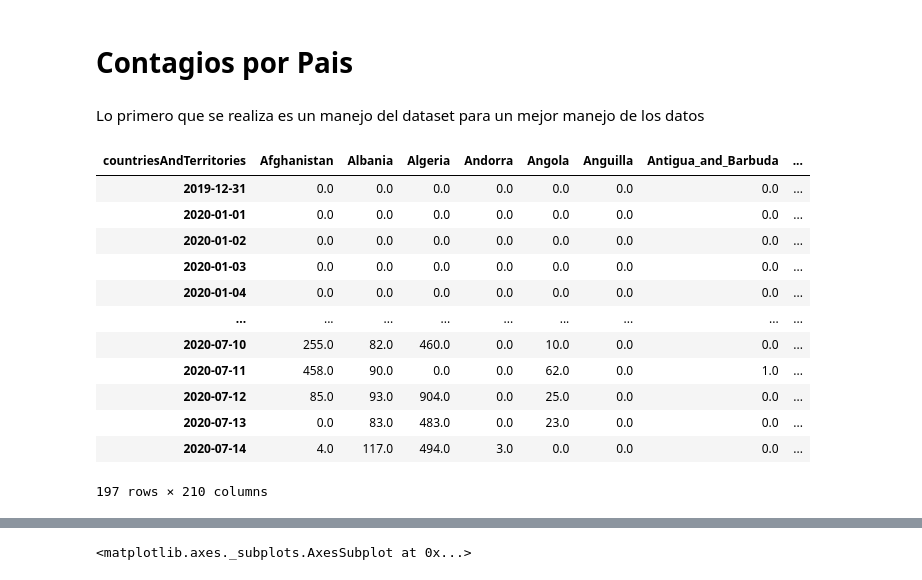
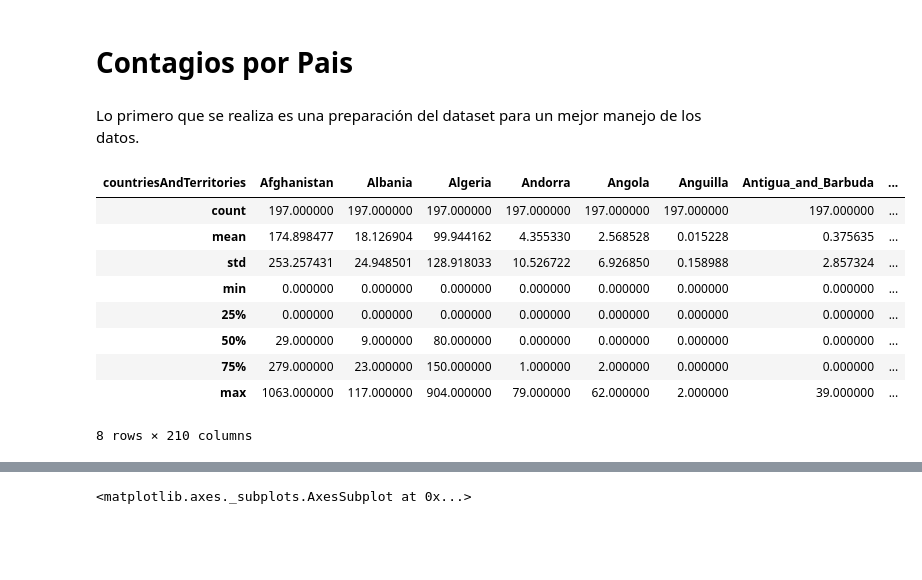
Before and after one commit to christiangfv/Proyecto_criptomonedas_covid19, a Jupyter notebook: CodelCOVID-19.ipynb, the cells around one changed output, grey strips where cells are left out. Saved outputs shown, nothing was run; the diff lists cells and outputs as text; code cells hidden in the pictures; blank space fills up the shorter version.

```diff
--- a/CodelCOVID-19.ipynb
+++ b/CodelCOVID-19.ipynb
@@ -72,32 +72,29 @@ df_btc = df_btc.set_index(datetime_index).drop(['Date'],axis=1)
 # %% [markdown]
 # Contagios por Pais
 # %% [markdown]
-Lo primero que se realiza es un manejo del dataset para un mejor manejo de los datos
+Lo primero que se realiza es una preparación del dataset para un mejor manejo de los datos.
 # %%
 data_covid=pd.read_csv("dataset covid")
 
 #Se genera la fecha en el formato de datetime
 fecha=pd.to_datetime(data_covid["dateRep"],format="%d/%m/%Y")#"%d-%m-%Y")
 #Se transforma a indice de tiempo los valores generados anteriormente
 datetime_index = pd.DatetimeIndex(fecha.values)
 #Se setea como indice datetime_index
 data_covid = data_covid.set_index(datetime_index)
 #data_covid = data_covid.drop(columns=["dateRep"])
 data_covid=data_covid.pivot(columns="countriesAndTerritories",values="cases").fillna(0)
 #data_covid.iloc[0].max()
 data_covid[data_covid<0]=0
-data_covid
+data_covid.describe()
 # %% [output]
 | countriesAndTerritories | Afghanistan | Albania | Algeria | Andorra | Angola | Anguilla | Antigua_and_Barbuda | ... |
-| 2019-12-31 | 0.0 | 0.0 | 0.0 | 0.0 | 0.0 | 0.0 | 0.0 | ... |
-| 2020-01-01 | 0.0 | 0.0 | 0.0 | 0.0 | 0.0 | 0.0 | 0.0 | ... |
-| 2020-01-02 | 0.0 | 0.0 | 0.0 | 0.0 | 0.0 | 0.0 | 0.0 | ... |
-| 2020-01-03 | 0.0 | 0.0 | 0.0 | 0.0 | 0.0 | 0.0 | 0.0 | ... |
-| 2020-01-04 | 0.0 | 0.0 | 0.0 | 0.0 | 0.0 | 0.0 | 0.0 | ... |
-| ... | ... | ... | ... | ... | ... | ... | ... | ... |
-| 2020-07-10 | 255.0 | 82.0 | 460.0 | 0.0 | 10.0 | 0.0 | 0.0 | ... |
-| 2020-07-11 | 458.0 | 90.0 | 0.0 | 0.0 | 62.0 | 0.0 | 1.0 | ... |
-| 2020-07-12 | 85.0 | 93.0 | 904.0 | 0.0 | 25.0 | 0.0 | 0.0 | ... |
-| 2020-07-13 | 0.0 | 83.0 | 483.0 | 0.0 | 23.0 | 0.0 | 0.0 | ... |
-| 2020-07-14 | 4.0 | 117.0 | 494.0 | 3.0 | 0.0 | 0.0 | 0.0 | ... |
+| count | 197.000000 | 197.000000 | 197.000000 | 197.000000 | 197.000000 | 197.000000 | 197.000000 | ... |
+| mean | 174.898477 | 18.126904 | 99.944162 | 4.355330 | 2.568528 | 0.015228 | 0.375635 | ... |
+| std | 253.257431 | 24.948501 | 128.918033 | 10.526722 | 6.926850 | 0.158988 | 2.857324 | ... |
+| min | 0.000000 | 0.000000 | 0.000000 | 0.000000 | 0.000000 | 0.000000 | 0.000000 | ... |
+| 25% | 0.000000 | 0.000000 | 0.000000 | 0.000000 | 0.000000 | 0.000000 | 0.000000 | ... |
+| 50% | 29.000000 | 9.000000 | 80.000000 | 0.000000 | 0.000000 | 0.000000 | 0.000000 | ... |
+| 75% | 279.000000 | 23.000000 | 150.000000 | 1.000000 | 2.000000 | 0.000000 | 0.000000 | ... |
+| max | 1063.000000 | 117.000000 | 904.000000 | 79.000000 | 62.000000 | 2.000000 | 39.000000 | ... |
-197 rows × 210 columns
+8 rows × 210 columns
```
Also changed, not shown: parts of 29 cells of this notebook.
